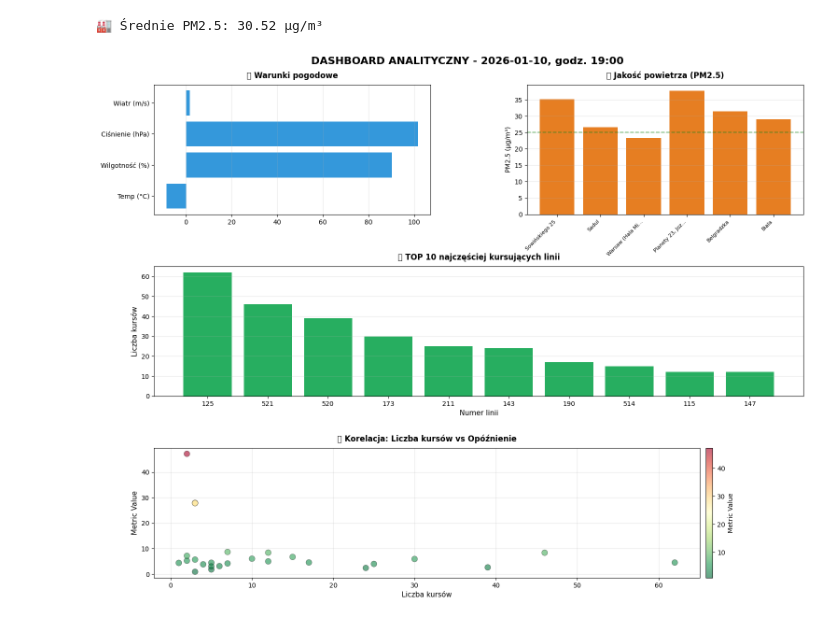
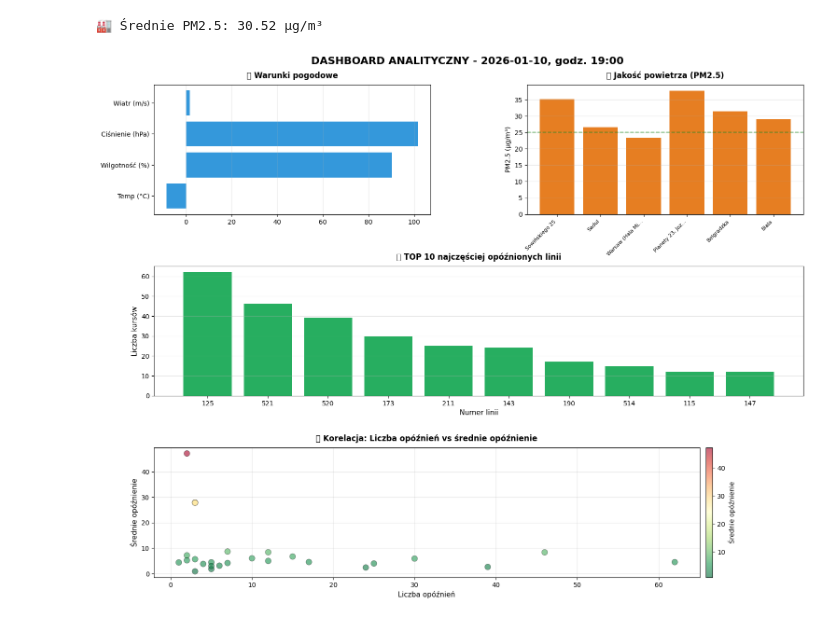
Before and after one commit to mickuk/Big-Data-Project-2025Z, a Jupyter notebook: spark_analysis/full_analysis.ipynb, the cells around one changed output. Cells and saved outputs as stored; diff of their text form; code cells hidden in the pictures.

```diff
--- a/spark_analysis/full_analysis.ipynb
+++ b/spark_analysis/full_analysis.ipynb
@@ -377,11 +365,12 @@ only showing top 20 rows
 # %%
+df_pd = df_ztm_day.toPandas()
 top10_delayed = df_pd.nlargest(10, 'metric_val')
 
 plt.figure(figsize=(12, 6))
 bars = plt.bar(top10_delayed['line_number'].astype(str), top10_delayed['metric_val'], color='#A23B72')
 plt.xlabel('Numer linii', fontsize=12)
 plt.ylabel('Metric Value (opóźnienie)', fontsize=12)
-plt.title('TOP 10 najbardziej opóźnionych linii ZTM (19:00)', fontsize=14, fontweight='bold')
+plt.title('TOP 10 najbardziej średnio opóźnionych linii ZTM (19:00)', fontsize=14, fontweight='bold')
 plt.xticks(rotation=45)
 plt.grid(axis='y', alpha=0.3)
 
@@ -459,39 +449,39 @@ ax1.grid(axis='x', alpha=0.3)
 ax2 = fig.add_subplot(gs[0, 1])
 df_pm25 = df_air_day.filter(col('parameter') == 'pm25').toPandas()
 ax2.bar(range(len(df_pm25)), df_pm25['value'], color='#E67E22')
 ax2.set_xticks(range(len(df_pm25)))
 ax2.set_xticklabels([loc[:15] + '...' if len(loc) > 15 else loc for loc in df_pm25['location_name']],
                      rotation=45, ha='right', fontsize=8)
 ax2.set_ylabel('PM2.5 (µg/m³)')
 ax2.set_title('🏭 Jakość powietrza (PM2.5)', fontsize=12, fontweight='bold', pad=10)
 ax2.axhline(y=25, color='green', linestyle='--', alpha=0.5)
 ax2.grid(axis='y', alpha=0.3)
 
 # Panel 3: TOP 10 linii (kursy)
 ax3 = fig.add_subplot(gs[1, :])
 top10 = df_pd.nlargest(10, 'count')
 ax3.bar(top10['line_number'].astype(str), top10['count'], color='#27AE60')
 ax3.set_xlabel('Numer linii', fontsize=11)
 ax3.set_ylabel('Liczba kursów', fontsize=11)
-ax3.set_title('🚍 TOP 10 najczęściej kursujących linii', fontsize=12, fontweight='bold', pad=10)
+ax3.set_title('🚍 TOP 10 najczęściej opóźnionych linii', fontsize=12, fontweight='bold', pad=10)
 ax3.grid(axis='y', alpha=0.3)
 
 # Panel 4: Scatter plot
 ax4 = fig.add_subplot(gs[2, :])
 scatter = ax4.scatter(df_pd['count'], df_pd['metric_val'],
                      s=80, alpha=0.6, c=df_pd['metric_val'],
                      cmap='RdYlGn_r', edgecolors='black', linewidth=0.5)
-ax4.set_xlabel('Liczba kursów', fontsize=11)
-ax4.set_ylabel('Metric Value', fontsize=11)
-ax4.set_title('📈 Korelacja: Liczba kursów vs Opóźnienie', fontsize=12, fontweight='bold', pad=10)
+ax4.set_xlabel('Liczba opóźnień', fontsize=11)
+ax4.set_ylabel('Średnie opóźnienie', fontsize=11)
+ax4.set_title('📈 Korelacja: Liczba opóźnień vs średnie opóźnienie', fontsize=12, fontweight='bold', pad=10)
 ax4.grid(alpha=0.3)
-plt.colorbar(scatter, ax=ax4, label='Metric Value', pad=0.01)
+plt.colorbar(scatter, ax=ax4, label='Średnie opóźnienie', pad=0.01)
 
 plt.suptitle('DASHBOARD ANALITYCZNY - 2026-01-10, godz. 19:00',
              fontsize=16, fontweight='bold')
 plt.show()
 # %% [output]
-[figure, old version]
+[figure, new version]
 # %%
 from pyspark.sql.functions import corr
 
```
Also changed, not shown: parts of 9 cells of this notebook.
